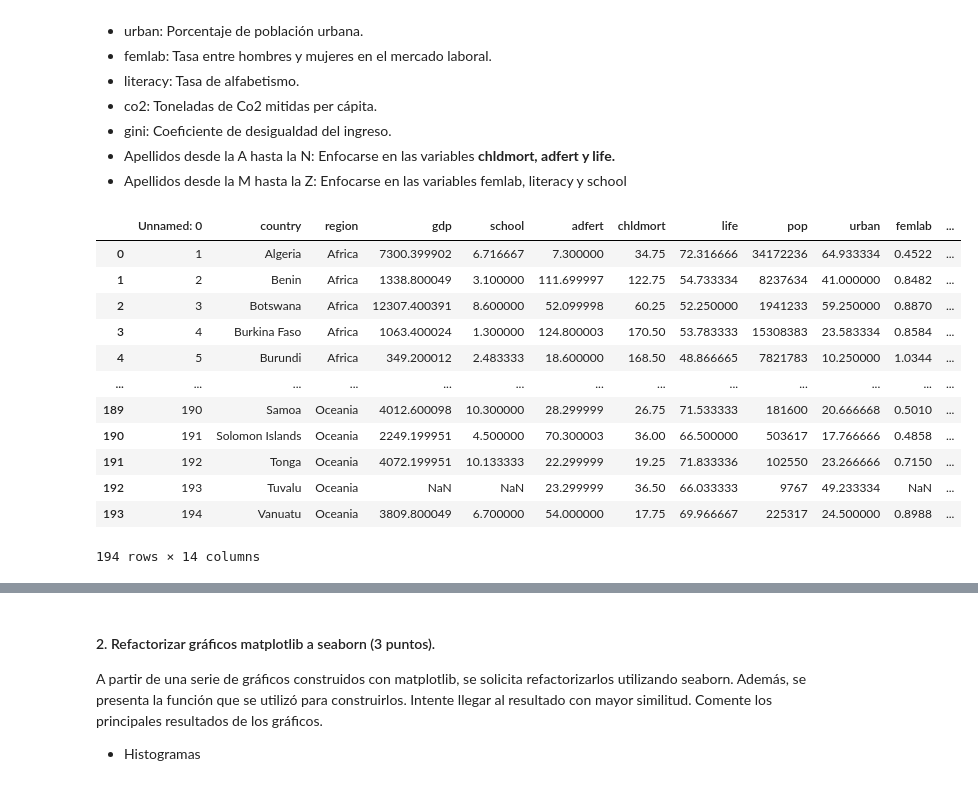
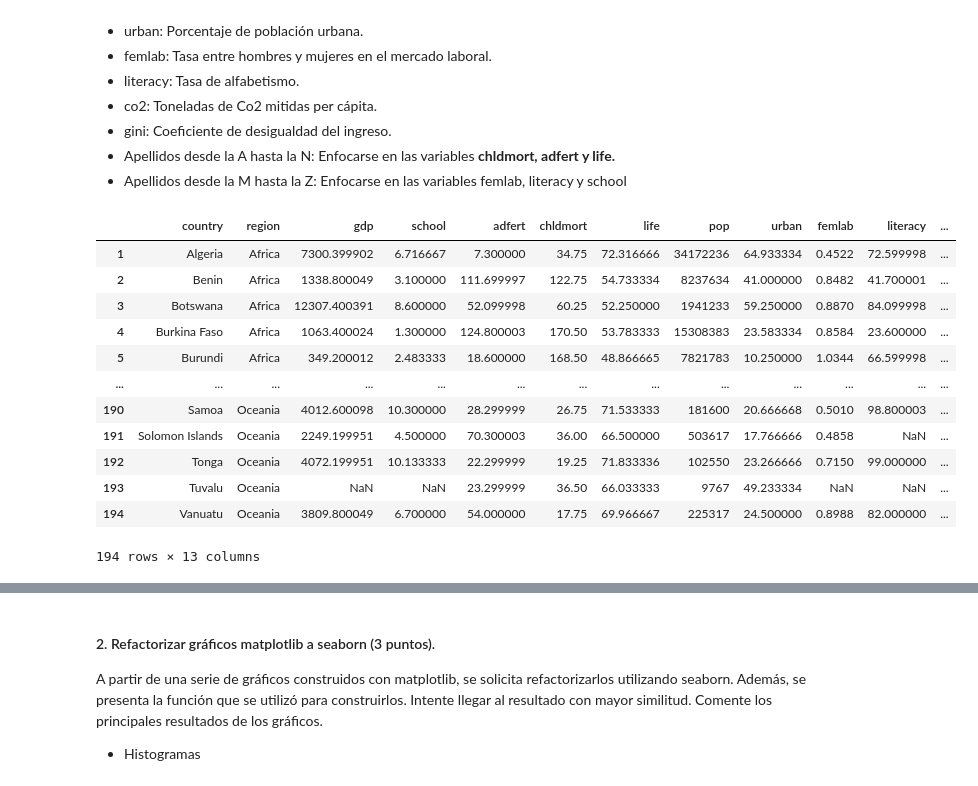
Before and after one commit to antosource/CursoDataScience, a Jupyter notebook: FundamentosDataScience/4/guiado.ipynb, the cells around one changed output, grey strips where cells are left out. Cells and saved outputs as stored; diff of their text form; code cells hidden in the pictures.

```diff
--- a/FundamentosDataScience/4/guiado.ipynb
+++ b/FundamentosDataScience/4/guiado.ipynb
@@ -24,23 +24,32 @@ La base de datos contiene información a nivel mundial sobre demografía:
 # %%
 import pandas as pd
 import matplotlib.pyplot as plt
 import numpy as np
 import seaborn as sns
 import scipy.stats as stats
 
-df = pd.read_csv('nations.csv',encoding ='latin1')
+import warnings
+warnings.filterwarnings('ignore')
+
+plt.style.use('seaborn-whitegrid')
+plt.rcParams["figure.figsize"] =(8,6)
+plt.rcParams["figure.dpi"] = 100
+
+df = pd.read_csv('nations.csv',encoding ='latin1',index_col=0)
 df
+#df_cero = df.reset_index(drop=True)
+#df_cero
 # %% [output]
-|  | Unnamed: 0 | country | region | gdp | school | adfert | chldmort | life | pop | urban | femlab | ... |
-| 0 | 1 | Algeria | Africa | 7300.399902 | 6.716667 | 7.300000 | 34.75 | 72.316666 | 34172236 | 64.933334 | 0.4522 | ... |
-| 1 | 2 | Benin | Africa | 1338.800049 | 3.100000 | 111.699997 | 122.75 | 54.733334 | 8237634 | 41.000000 | 0.8482 | ... |
-| 2 | 3 | Botswana | Africa | 12307.400391 | 8.600000 | 52.099998 | 60.25 | 52.250000 | 1941233 | 59.250000 | 0.8870 | ... |
-| 3 | 4 | Burkina Faso | Africa | 1063.400024 | 1.300000 | 124.800003 | 170.50 | 53.783333 | 15308383 | 23.583334 | 0.8584 | ... |
-| 4 | 5 | Burundi | Africa | 349.200012 | 2.483333 | 18.600000 | 168.50 | 48.866665 | 7821783 | 10.250000 | 1.0344 | ... |
+|  | country | region | gdp | school | adfert | chldmort | life | pop | urban | femlab | literacy | ... |
+| 1 | Algeria | Africa | 7300.399902 | 6.716667 | 7.300000 | 34.75 | 72.316666 | 34172236 | 64.933334 | 0.4522 | 72.599998 | ... |
+| 2 | Benin | Africa | 1338.800049 | 3.100000 | 111.699997 | 122.75 | 54.733334 | 8237634 | 41.000000 | 0.8482 | 41.700001 | ... |
+| 3 | Botswana | Africa | 12307.400391 | 8.600000 | 52.099998 | 60.25 | 52.250000 | 1941233 | 59.250000 | 0.8870 | 84.099998 | ... |
+| 4 | Burkina Faso | Africa | 1063.400024 | 1.300000 | 124.800003 | 170.50 | 53.783333 | 15308383 | 23.583334 | 0.8584 | 23.600000 | ... |
+| 5 | Burundi | Africa | 349.200012 | 2.483333 | 18.600000 | 168.50 | 48.866665 | 7821783 | 10.250000 | 1.0344 | 66.599998 | ... |
 | ... | ... | ... | ... | ... | ... | ... | ... | ... | ... | ... | ... | ... |
-| 189 | 190 | Samoa | Oceania | 4012.600098 | 10.300000 | 28.299999 | 26.75 | 71.533333 | 181600 | 20.666668 | 0.5010 | ... |
-| 190 | 191 | Solomon Islands | Oceania | 2249.199951 | 4.500000 | 70.300003 | 36.00 | 66.500000 | 503617 | 17.766666 | 0.4858 | ... |
-| 191 | 192 | Tonga | Oceania | 4072.199951 | 10.133333 | 22.299999 | 19.25 | 71.833336 | 102550 | 23.266666 | 0.7150 | ... |
-| 192 | 193 | Tuvalu | Oceania | NaN | NaN | 23.299999 | 36.50 | 66.033333 | 9767 | 49.233334 | NaN | ... |
-| 193 | 194 | Vanuatu | Oceania | 3809.800049 | 6.700000 | 54.000000 | 17.75 | 69.966667 | 225317 | 24.500000 | 0.8988 | ... |
+| 190 | Samoa | Oceania | 4012.600098 | 10.300000 | 28.299999 | 26.75 | 71.533333 | 181600 | 20.666668 | 0.5010 | 98.800003 | ... |
+| 191 | Solomon Islands | Oceania | 2249.199951 | 4.500000 | 70.300003 | 36.00 | 66.500000 | 503617 | 17.766666 | 0.4858 | NaN | ... |
+| 192 | Tonga | Oceania | 4072.199951 | 10.133333 | 22.299999 | 19.25 | 71.833336 | 102550 | 23.266666 | 0.7150 | 99.000000 | ... |
+| 193 | Tuvalu | Oceania | NaN | NaN | 23.299999 | 36.50 | 66.033333 | 9767 | 49.233334 | NaN | NaN | ... |
+| 194 | Vanuatu | Oceania | 3809.800049 | 6.700000 | 54.000000 | 17.75 | 69.966667 | 225317 | 24.500000 | 0.8988 | 82.000000 | ... |
-194 rows × 14 columns
+194 rows × 13 columns
```
Also changed, not shown: parts of 9 cells of this notebook, 2 other files.
